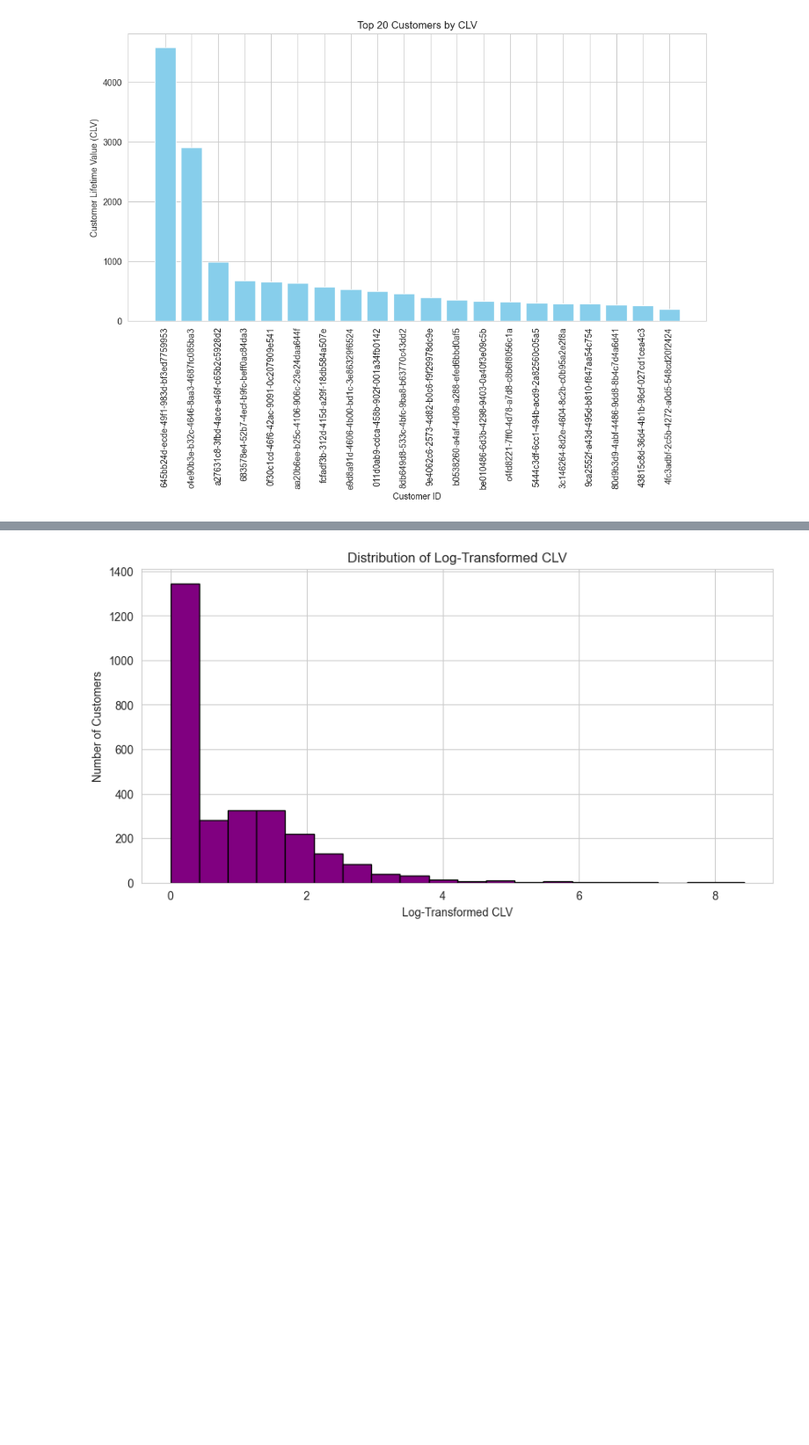
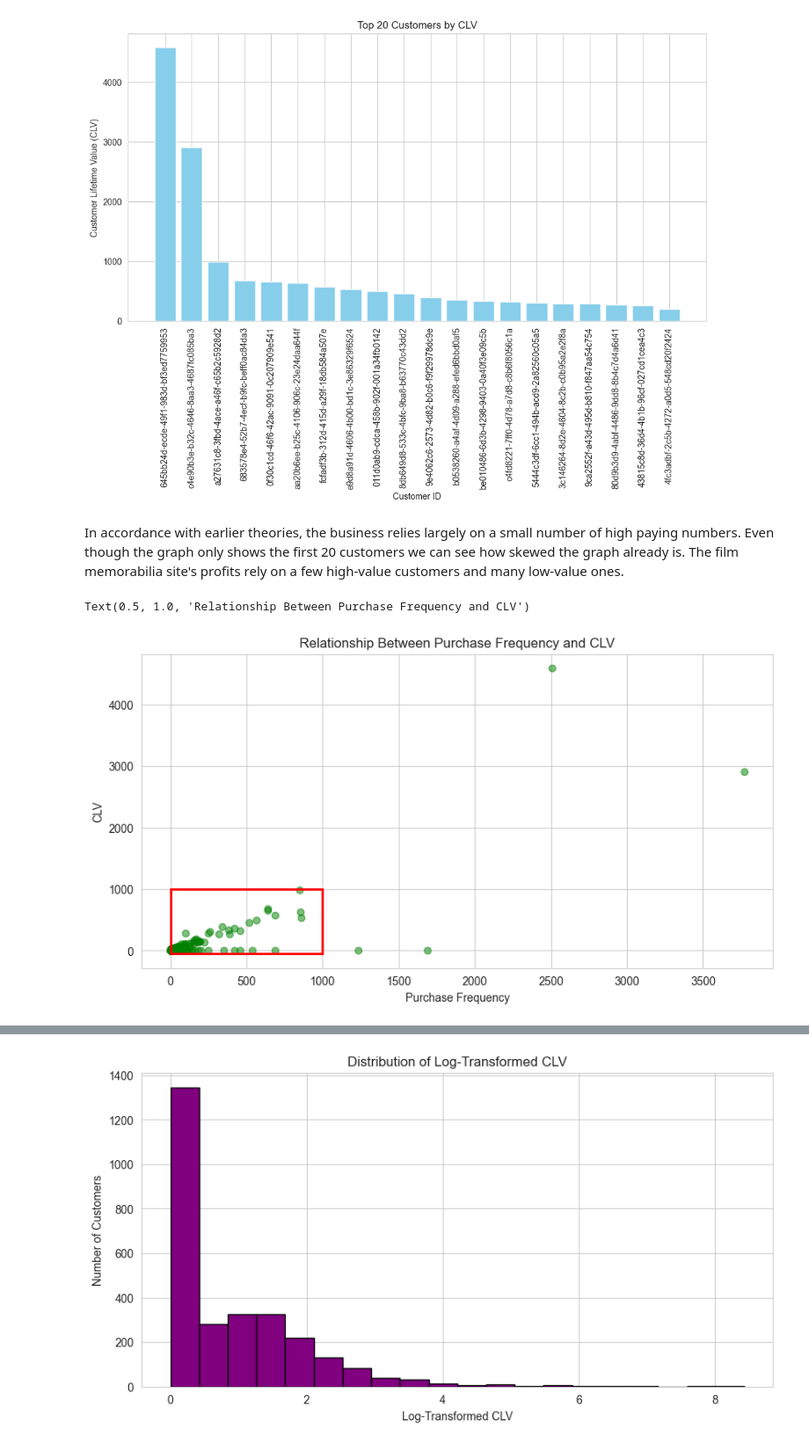
Before and after one commit to menerig/NoACaseStudy, a Jupyter notebook: NoA_case.ipynb, the cells around one changed output, grey strips where cells are left out. Shown at 88% size. Saved outputs shown, nothing was run; the diff lists cells and outputs as text; code cells hidden in the pictures; blank space fills up the shorter version.

```diff
--- a/NoA_case.ipynb
+++ b/NoA_case.ipynb
@@ -291,3 +296,17 @@ plt.title("Top 20 Customers by CLV")
 plt.show()
 # %% [output]
 [figure]
+# %% [markdown]
+In accordance with earlier theories, the business relies largely on a small number of high paying numbers. Even though the graph only shows the first 20 customers we can see how skewed the graph already is. The film memorabilia site's profits rely on a few high-value customers and many low-value ones.
+# %%
+from matplotlib.patches import Rectangle
+
+plt.figure(figsize=(10, 5))
+plt.scatter(clv_data['frequency'], clv_data['CLV'], alpha=0.5, color='green')
+plt.gca().add_patch(Rectangle((0, -50), 1000, 1050, linewidth=2, edgecolor='red', facecolor='none'))
+plt.xlabel("Purchase Frequency")
+plt.ylabel("CLV")
+plt.title("Relationship Between Purchase Frequency and CLV")
+# %% [output]
+Text(0.5, 1.0, 'Relationship Between Purchase Frequency and CLV')
+[figure, added]
```
Also changed, not shown: parts of 7 cells of this notebook.
